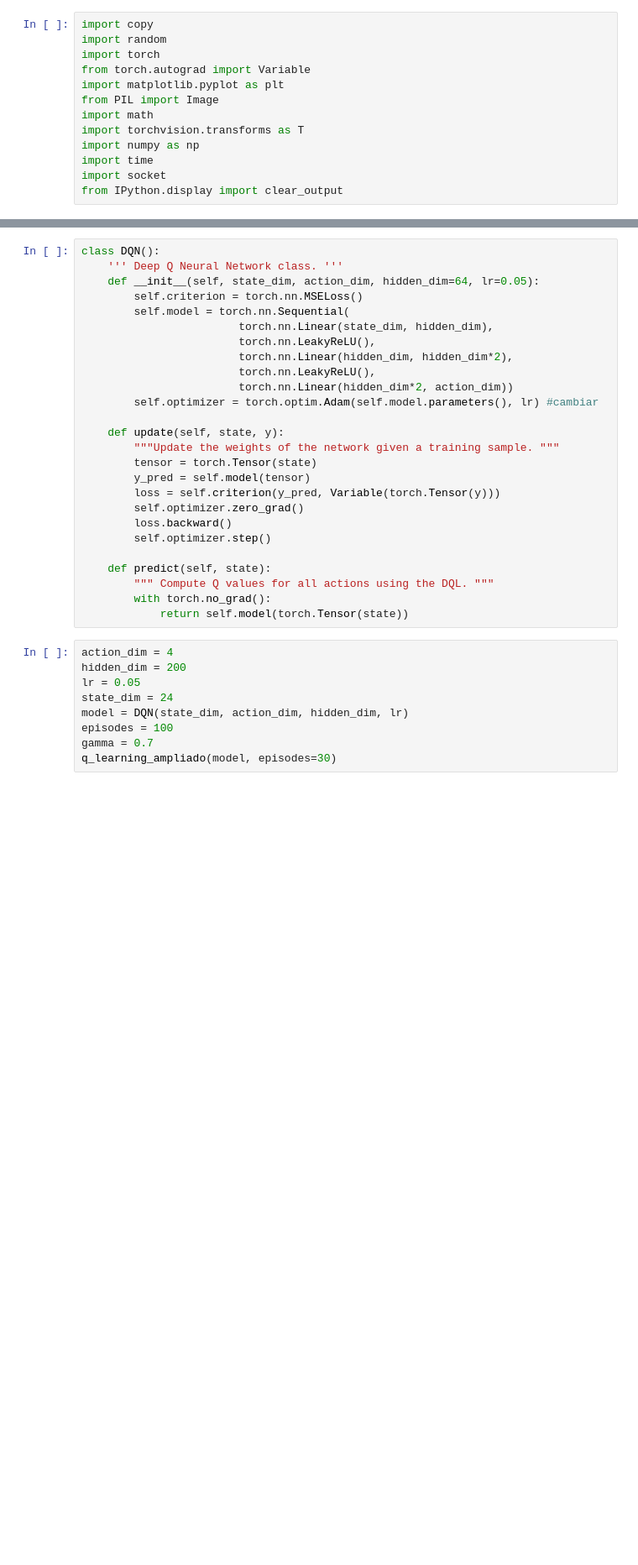
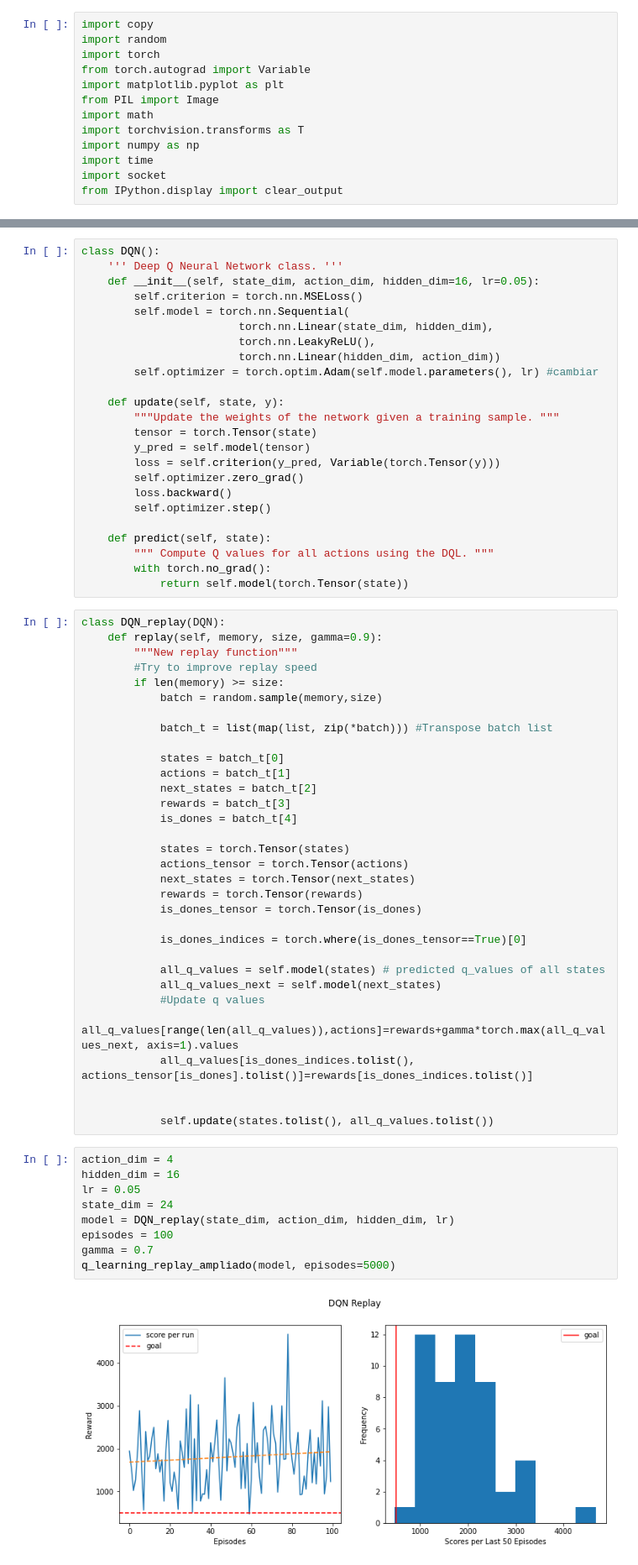
Before and after one commit to alcorpas10/MsPacManRL, a Jupyter notebook: MsPacManDeepRL/src/main/java/sockets/DeepQLearning.ipynb, the cells around one changed output, grey strips where cells are left out. Shown at 84% size. Drawn from its saved outputs; the diff is of its cells as text; blank space fills up the shorter version.

Commit message:
State spanded

```diff
--- a/MsPacManDeepRL/src/main/java/sockets/DeepQLearning.ipynb
+++ b/MsPacManDeepRL/src/main/java/sockets/DeepQLearning.ipynb
@@ -146,14 +213,12 @@ def q_learning_ampliado(model, episodes = 100, gamma=0.7, epsilon=0.3, title = '
 # %%
 class DQN():
     ''' Deep Q Neural Network class. '''
-    def __init__(self, state_dim, action_dim, hidden_dim=64, lr=0.05):
+    def __init__(self, state_dim, action_dim, hidden_dim=16, lr=0.05):
         self.criterion = torch.nn.MSELoss()
         self.model = torch.nn.Sequential(
                         torch.nn.Linear(state_dim, hidden_dim),
                         torch.nn.LeakyReLU(),
-                        torch.nn.Linear(hidden_dim, hidden_dim*2),
-                        torch.nn.LeakyReLU(),
-                        torch.nn.Linear(hidden_dim*2, action_dim))
+                        torch.nn.Linear(hidden_dim, action_dim))
         self.optimizer = torch.optim.Adam(self.model.parameters(), lr) #cambiar
 
     def update(self, state, y):
@@ -169,13 +234,46 @@ class DQN():
         """ Compute Q values for all actions using the DQL. """
         with torch.no_grad():
             return self.model(torch.Tensor(state))
+# %%
+class DQN_replay(DQN):
+    def replay(self, memory, size, gamma=0.9):
+        """New replay function"""
+        #Try to improve replay speed
+        if len(memory) >= size:
+            batch = random.sample(memory,size)
+
+            batch_t = list(map(list, zip(*batch))) #Transpose batch list
+
+            states = batch_t[0]
+            actions = batch_t[1]
+            next_states = batch_t[2]
+            rewards = batch_t[3]
+            is_dones = batch_t[4]
+
+            states = torch.Tensor(states)
+            actions_tensor = torch.Tensor(actions)
+            next_states = torch.Tensor(next_states)
+            rewards = torch.Tensor(rewards)
+            is_dones_tensor = torch.Tensor(is_dones)
+
+            is_dones_indices = torch.where(is_dones_tensor==True)[0]
+
+            all_q_values = self.model(states) # predicted q_values of all states
+            all_q_values_next = self.model(next_states)
+            #Update q values
+            all_q_values[range(len(all_q_values)),actions]=rewards+gamma*torch.max(all_q_values_next, axis=1).values
+            all_q_values[is_dones_indices.tolist(), actions_tensor[is_dones].tolist()]=rewards[is_dones_indices.tolist()]
+
+
+            self.update(states.tolist(), all_q_values.tolist())
 # %%
 action_dim = 4
-hidden_dim = 200
+hidden_dim = 16
 lr = 0.05
 state_dim = 24
-model = DQN(state_dim, action_dim, hidden_dim, lr)
+model = DQN_replay(state_dim, action_dim, hidden_dim, lr)
 episodes = 100
 gamma = 0.7
-q_learning_ampliado(model, episodes=30)
+q_learning_replay_ampliado(model, episodes=5000)
 # %% [output]
+[figure, new version]
```
Also changed, not shown: parts of 5 cells of this notebook, 2 other files.
